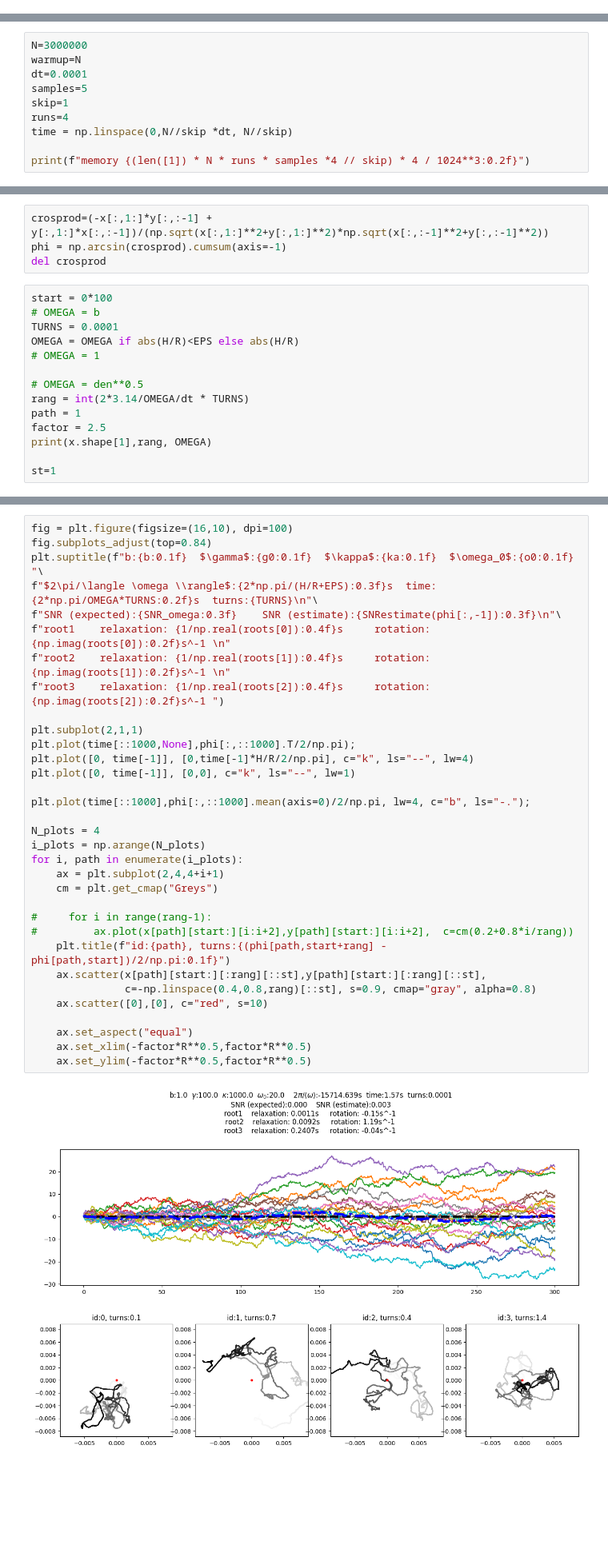
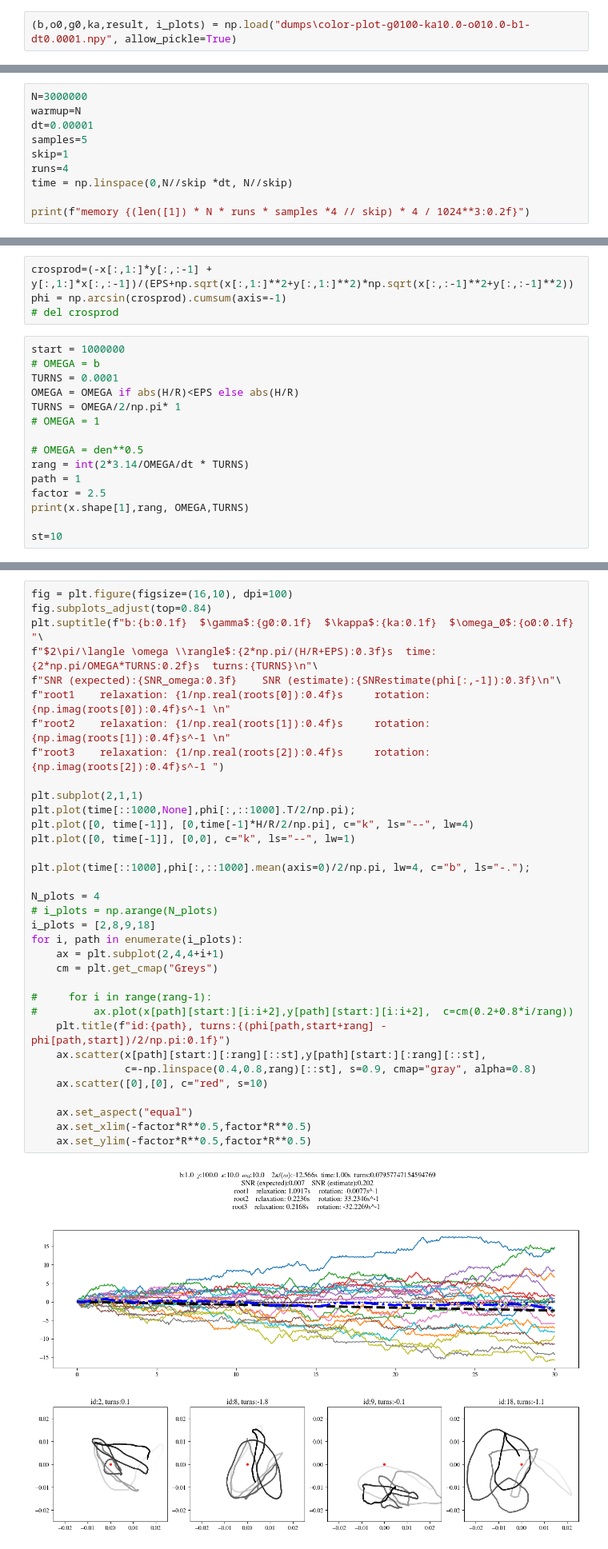
Before and after one commit to ashmat98/nsolve-sde, a Jupyter notebook: 2d only memory harmonic autocorrelation (plot multiple).ipynb, the cells around one changed output, grey strips where cells are left out. Shown at 80% size. Cells and saved outputs as stored; diff of their text form; blank space fills up the shorter version.

Commit message:
generation of figures

```diff
--- a/2d only memory harmonic autocorrelation (plot multiple).ipynb
+++ b/2d only memory harmonic autocorrelation (plot multiple).ipynb
@@ -43,6 +26,8 @@ g0 = 100
 ka = g0 /g0_hat;
 o0 = ka * o0_hat
 b = 1
+# %%
+(b,o0,g0,ka,result, i_plots) = np.load("dumps\color-plot-g0100-ka10.0-o010.0-b1-dt0.0001.npy", allow_pickle=True)
 # %%
 R,S,H,_ = get_RSH_harmonic_onlyka(o0,g0,b,ka)
 SNR_omega = abs(H)/np.sqrt(R*S-H)
@@ -71,7 +56,7 @@ b:1.0  $\gamma$:100.0  $\kappa$:1000.0  $\omega_0$:20.0    $2\pi/\langle \omega
 # %%
 N=3000000
 warmup=N
-dt=0.0001
+dt=0.00001
 samples=5
 skip=1
 runs=4
@@ -100,21 +85,22 @@ stationari_treshold = 0
 # %%
 x,y,vx,vy,_,_ = result[:,:,stationari_treshold:][:,:,:]
 # %%
-crosprod=(-x[:,1:]*y[:,:-1] + y[:,1:]*x[:,:-1])/(np.sqrt(x[:,1:]**2+y[:,1:]**2)*np.sqrt(x[:,:-1]**2+y[:,:-1]**2))
+crosprod=(-x[:,1:]*y[:,:-1] + y[:,1:]*x[:,:-1])/(EPS+np.sqrt(x[:,1:]**2+y[:,1:]**2)*np.sqrt(x[:,:-1]**2+y[:,:-1]**2))
 phi = np.arcsin(crosprod).cumsum(axis=-1)
-del crosprod
+# del crosprod
 # %%
-start = 0*100
+start = 1000000
 # OMEGA = b
 TURNS = 0.0001
 OMEGA = OMEGA if abs(H/R)<EPS else abs(H/R)
+TURNS = OMEGA/2/np.pi* 1
 # OMEGA = 1
 
 # OMEGA = den**0.5
 rang = int(2*3.14/OMEGA/dt * TURNS)
 path = 1
 factor = 2.5
-print(x.shape[1],rang, OMEGA)
+print(x.shape[1],rang, OMEGA,TURNS)
 
-st=1
+st=10
 # %% [output]
@@ -157,38 +143,39 @@ for i, path in enumerate(i_plots):
 # %%
 fig = plt.figure(figsize=(16,10), dpi=100)
 fig.subplots_adjust(top=0.84)
 plt.suptitle(f"b:{b:0.1f}  $\gamma$:{g0:0.1f}  $\kappa$:{ka:0.1f}  $\omega_0$:{o0:0.1f}    "\
 f"$2\pi/\langle \omega \\rangle$:{2*np.pi/(H/R+EPS):0.3f}s  time:{2*np.pi/OMEGA*TURNS:0.2f}s  turns:{TURNS}\n"\
 f"SNR (expected):{SNR_omega:0.3f}    SNR (estimate):{SNRestimate(phi[:,-1]):0.3f}\n"\
-f"root1    relaxation: {1/np.real(roots[0]):0.4f}s     rotation: {np.imag(roots[0]):0.2f}s^-1 \n"
-f"root2    relaxation: {1/np.real(roots[1]):0.4f}s     rotation: {np.imag(roots[1]):0.2f}s^-1 \n"
-f"root3    relaxation: {1/np.real(roots[2]):0.4f}s     rotation: {np.imag(roots[2]):0.2f}s^-1 ")
+f"root1    relaxation: {1/np.real(roots[0]):0.4f}s     rotation: {np.imag(roots[0]):0.4f}s^-1 \n"
+f"root2    relaxation: {1/np.real(roots[1]):0.4f}s     rotation: {np.imag(roots[1]):0.4f}s^-1 \n"
+f"root3    relaxation: {1/np.real(roots[2]):0.4f}s     rotation: {np.imag(roots[2]):0.4f}s^-1 ")
 
 plt.subplot(2,1,1)
 plt.plot(time[::1000,None],phi[:,::1000].T/2/np.pi);
 plt.plot([0, time[-1]], [0,time[-1]*H/R/2/np.pi], c="k", ls="--", lw=4)
 plt.plot([0, time[-1]], [0,0], c="k", ls="--", lw=1)
 
 plt.plot(time[::1000],phi[:,::1000].mean(axis=0)/2/np.pi, lw=4, c="b", ls="-.");
 
 N_plots = 4
-i_plots = np.arange(N_plots)
+# i_plots = np.arange(N_plots)
+i_plots = [2,8,9,18]
 for i, path in enumerate(i_plots):
     ax = plt.subplot(2,4,4+i+1)
     cm = plt.get_cmap("Greys")
 
 #     for i in range(rang-1):
 #         ax.plot(x[path][start:][i:i+2],y[path][start:][i:i+2],  c=cm(0.2+0.8*i/rang))
     plt.title(f"id:{path}, turns:{(phi[path,start+rang] - phi[path,start])/2/np.pi:0.1f}")
     ax.scatter(x[path][start:][:rang][::st],y[path][start:][:rang][::st],
                c=-np.linspace(0.4,0.8,rang)[::st], s=0.9, cmap="gray", alpha=0.8)
     ax.scatter([0],[0], c="red", s=10)
 
     ax.set_aspect("equal")
     ax.set_xlim(-factor*R**0.5,factor*R**0.5)
     ax.set_ylim(-factor*R**0.5,factor*R**0.5)
 # %% [output]
-[figure, old version]
+[figure, new version]
 # %%
 Audio(url='http://www.soundjay.com/button/beep-07.wav', autoplay=True)
 # %% [output]
```
Also changed, not shown: parts of 17 cells of this notebook, 8 other files.
